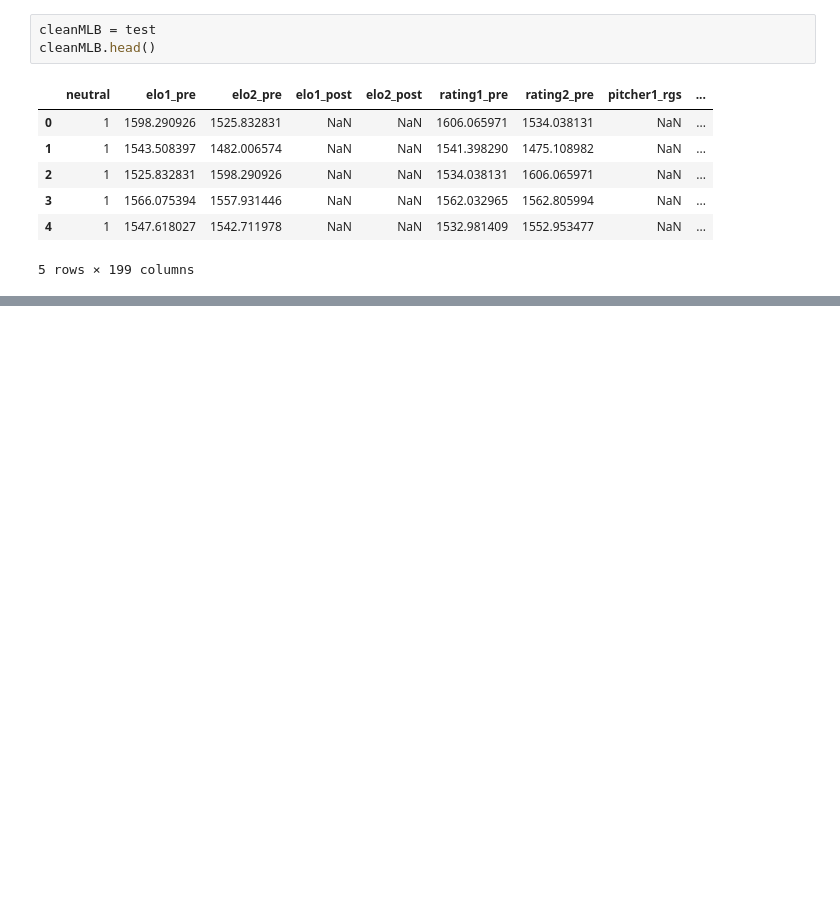
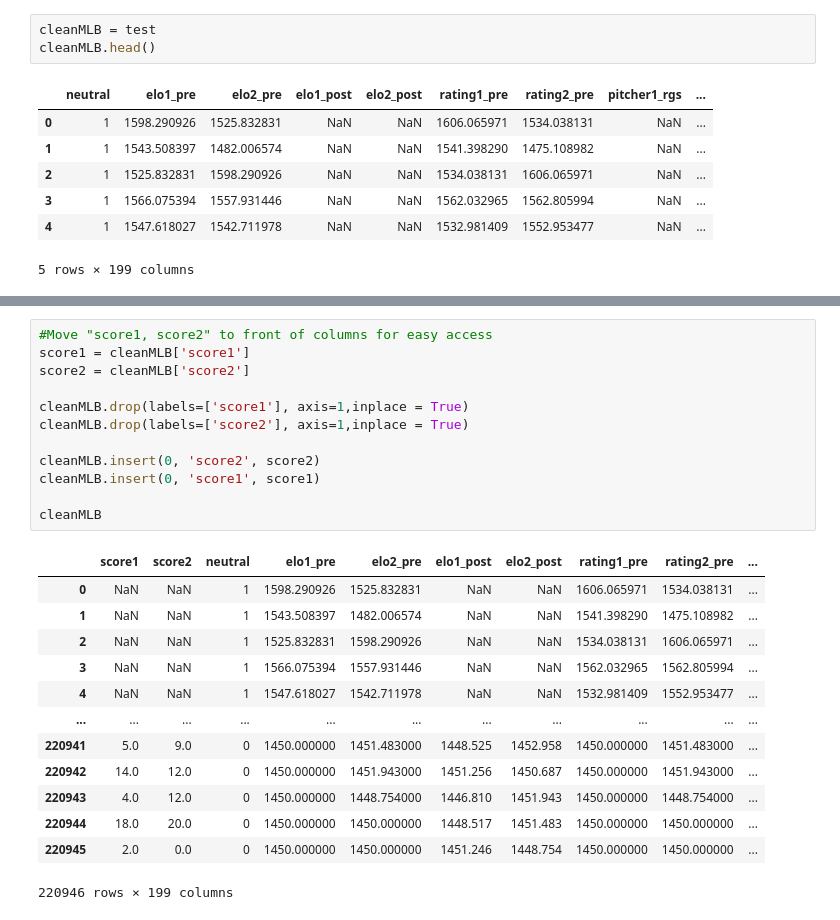
Before and after one commit to EricESeitz/EECS731_Proj4, a Jupyter notebook: notebook/Project4_notebook.ipynb, the cells around one changed output, grey strips where cells are left out. Cells and saved outputs as stored; diff of their text form; blank space fills up the shorter version.

```diff
--- a/notebook/Project4_notebook.ipynb
+++ b/notebook/Project4_notebook.ipynb
@@ -118,0 +142,26 @@ cleanMLB.head()
+# %%
+#Move "score1, score2" to front of columns for easy access
+score1 = cleanMLB['score1']
+score2 = cleanMLB['score2']
+
+cleanMLB.drop(labels=['score1'], axis=1,inplace = True)
+cleanMLB.drop(labels=['score2'], axis=1,inplace = True)
+
+cleanMLB.insert(0, 'score2', score2)
+cleanMLB.insert(0, 'score1', score1)
+
+cleanMLB
+# %% [output]
+|  | score1 | score2 | neutral | elo1_pre | elo2_pre | elo1_post | elo2_post | rating1_pre | rating2_pre | ... |
+| 0 | NaN | NaN | 1 | 1598.290926 | 1525.832831 | NaN | NaN | 1606.065971 | 1534.038131 | ... |
+| 1 | NaN | NaN | 1 | 1543.508397 | 1482.006574 | NaN | NaN | 1541.398290 | 1475.108982 | ... |
+| 2 | NaN | NaN | 1 | 1525.832831 | 1598.290926 | NaN | NaN | 1534.038131 | 1606.065971 | ... |
+| 3 | NaN | NaN | 1 | 1566.075394 | 1557.931446 | NaN | NaN | 1562.032965 | 1562.805994 | ... |
+| 4 | NaN | NaN | 1 | 1547.618027 | 1542.711978 | NaN | NaN | 1532.981409 | 1552.953477 | ... |
+| ... | ... | ... | ... | ... | ... | ... | ... | ... | ... | ... |
+| 220941 | 5.0 | 9.0 | 0 | 1450.000000 | 1451.483000 | 1448.525 | 1452.958 | 1450.000000 | 1451.483000 | ... |
+| 220942 | 14.0 | 12.0 | 0 | 1450.000000 | 1451.943000 | 1451.256 | 1450.687 | 1450.000000 | 1451.943000 | ... |
+| 220943 | 4.0 | 12.0 | 0 | 1450.000000 | 1448.754000 | 1446.810 | 1451.943 | 1450.000000 | 1448.754000 | ... |
+| 220944 | 18.0 | 20.0 | 0 | 1450.000000 | 1450.000000 | 1448.517 | 1451.483 | 1450.000000 | 1450.000000 | ... |
+| 220945 | 2.0 | 0.0 | 0 | 1450.000000 | 1450.000000 | 1451.246 | 1448.754 | 1450.000000 | 1450.000000 | ... |
+220946 rows × 199 columns
```
Also changed, not shown: parts of 24 cells of this notebook, 1 other file.
